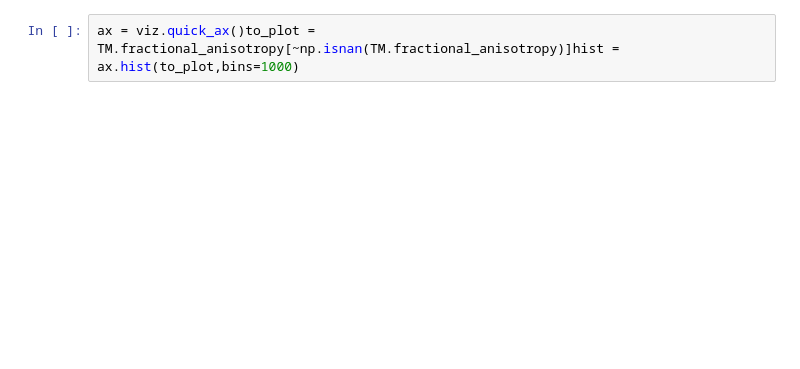
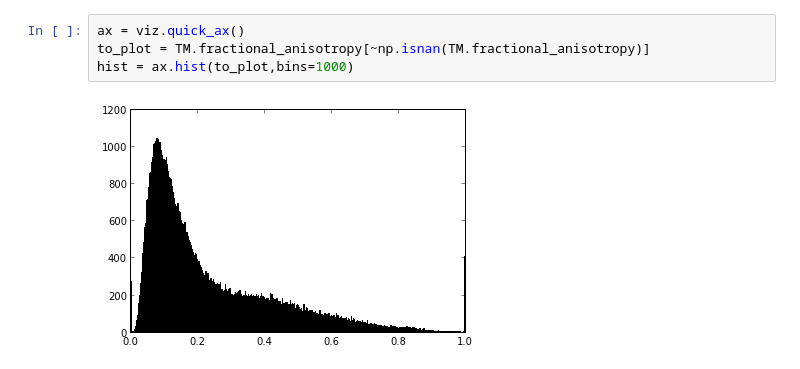
Before and after one commit to arokem/osmosis, a Jupyter notebook: osmosis/ipynb/GetADandRD.ipynb, the cells around one changed output. Cells and saved outputs as stored; diff of their text form; blank space fills up the shorter version.

```diff
--- a/osmosis/ipynb/GetADandRD.ipynb
+++ b/osmosis/ipynb/GetADandRD.ipynb
@@ -7,3 +46,7 @@ fig = viz.scatter_density(TM.linearity[~np.isnan(TM.linearity)], TM.fractional_a
 # %%
-ax = viz.quick_ax()to_plot = TM.fractional_anisotropy[~np.isnan(TM.fractional_anisotropy)]hist = ax.hist(to_plot,bins=1000)
+ax = viz.quick_ax()
+to_plot = TM.fractional_anisotropy[~np.isnan(TM.fractional_anisotropy)]
+hist = ax.hist(to_plot,bins=1000)
+# %% [output]
+[figure, added]
 # %%
```
Also changed, not shown: parts of 9 cells of this notebook, 12 other files.
